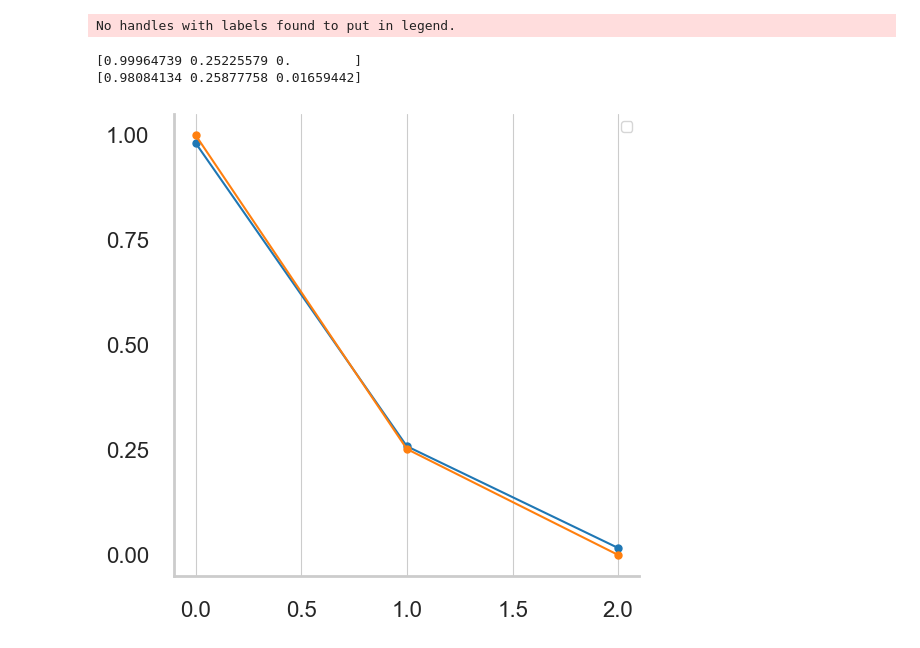
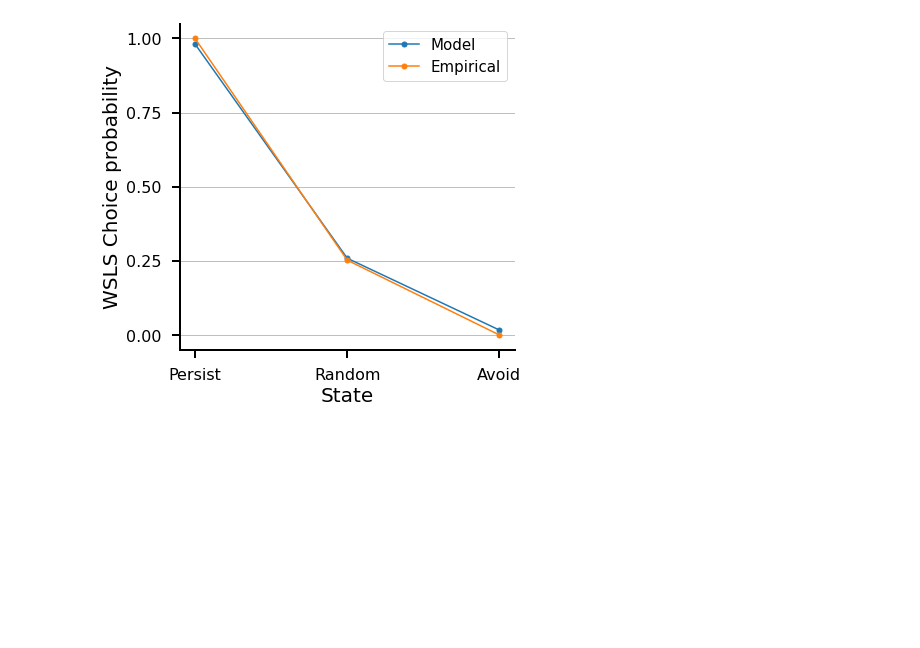
Before and after one commit to vgoudar/WCST_behavioral_model_and_analysis, a Jupyter notebook: Fig2.ipynb, the cells around one changed output. Cells and saved outputs as stored; diff of their text form; code cells hidden in the pictures; blank space fills up the shorter version.

```diff
--- a/Fig2.ipynb
+++ b/Fig2.ipynb
@@ -154,14 +154,15 @@ for spInd in range(4): # Monkeys and 2 human datasets
 # %%
 
-# define color map
+# define color map for states
 color_map = {0: np.array([215,48,39]),
              1: np.array([252,141,89]),
-             2: np.array([166,206,227]), #224,243,248
-             3: np.array([66,146,198])} #116,173,209
+             2: np.array([166,206,227]),
+             3: np.array([66,146,198])}
 
 fig, ax = plt.subplots(ncols=1,nrows=3,figsize=(4*2*5,4*2*3))
 
 for spInd in range(3): # Monkeys, first human dataset and WSLS Agent
+    ####### Plot States #######
     if spInd == 0: #monkey
         sp_dInd = 0
         dd = data0[sp_dInd]['superBlocksData']['viterbi'][4][:,:300]
@@ -184,10 +185,11 @@ for spInd in range(3): # Monkeys, first human dataset and WSLS Agent
 
     ax[spInd].imshow(data_3d,extent=[0,300,0,12], aspect=10)
 
+    ####### Plot Indicator boxes #######
     cRule = data0[sp_dInd]['superBlocksData']['rule'][4][0]
     st = 0
     ln = 1
-    if spInd == 2: # WSLS Agent
+    if spInd == 2: # WSLS Agent, second box type
         fd = featData[4][:300]
         cRule2 = fd[0]
         st2 = 0
@@ -213,14 +215,16 @@ for spInd in range(3): # Monkeys, first human dataset and WSLS Agent
                 cRule2 = fd[i]
 
 
+    # Prettify
     ax[spInd].plot([0, 300],[8,8],linewidth=4,color='#6a3d9a')
     ax[spInd].plot([0, 300],[4,4],linewidth=4,color='#6a3d9a')
-    ax[spInd].tick_params(axis='both',direction='out',width=2, length=12)
+    ax[spInd].tick_params(axis='both',direction='out',labelsize= 15, width=2, length=12)
     # ax.tick_params(axis='x',length=5,labelsize=18)
     # change all spines
     for axis in ['top','bottom','left','right']:
         ax[spInd].spines[axis].set_linewidth(2)
 
+    ax[spInd].spines['left'].set_visible(False)
     ax[spInd].spines['right'].set_visible(False)
     ax[spInd].spines['top'].set_visible(False)
 
@@ -229,7 +233,9 @@ for spInd in range(3): # Monkeys, first human dataset and WSLS Agent
     ax[spInd].get_yaxis().set_visible(False)
     # plt.savefig('exampleMonkeyStates.eps', format='eps')
     if spInd < 2:
-        ax[spInd].set_title(species[spInd])
+        ax[spInd].set_title(speciesName[spInd],fontsize=20)
     else:
-        ax[spInd].set_title(species[3])
+        ax[spInd].set_title(speciesName[3],fontsize=20)
+
+# plt.savefig('figures/fig2/exampleStates.eps', format='eps')
 # %% [output]
@@ -282,41 +294,37 @@ Text(0.5, 0, 'State posterior probability')
 # %%
+# Collect data
+pc_S_mdl = analysis[np.where(speciesList==3)[0][0]]['choiceStats']['pc_S_mdl']
+pc_S_emp = analysis[np.where(speciesList==3)[0][0]]['choiceStats']['pc_S_emp']
 
-pc_S_mdl = analysis[14]['choiceStats']['pc_S_mdl']
-pc_S_emp = analysis[14]['choiceStats']['pc_S_emp']
+fig, ax = plt.subplots(figsize=(6,6),nrows=1,ncols=1)
 
-print(pc_S_emp)
-print(pc_S_mdl)
-
-fig, ax = plt.subplots(figsize=(6,6),nrows=1,ncols=1)#,tight_layout=True)
-
-ax.plot(pc_S_mdl,marker='.', markersize=10)
-ax.plot(pc_S_emp,marker='.', markersize=10)
+# Plot values
+ax.plot(pc_S_mdl,marker='.', markersize=10,label='Model')
+ax.plot(pc_S_emp,marker='.', markersize=10,label='Empirical')
 
 
+ax.set_xticks([0,1,2])
+ax.set_xticklabels(stateNames[0,2,3])
+ax.tick_params(axis='x',labelsize= 16,direction='in',pad=10)
 ax.set_yticks([0,0.25,0.5,0.75,1])
-ax.tick_params(axis='x',labelsize= 16,direction='in',pad=10)
 ax.tick_params(axis='y',labelsize= 16,direction='in',pad=10)
-# ax.set_xlim([0,120])
-# ax.set_ylim([yticks[0],0.55])
-ax.legend()
+ax.legend(fontsize=15)
 
-# ax[i].set_ylabel('probability')
+ax.set_ylabel('WSLS Choice probability',fontsize=20)
+ax.set_xlabel('State',fontsize=20)
 
 # change all spines
 for axis in ['top','bottom','left','right']:
     ax.spines[axis].set_linewidth(2)
 
 ax.spines['right'].set_visible(False)
 ax.spines['top'].set_visible(False)
 
 # increase tick width
 ax.tick_params(width=2)
 ax.tick_params(direction='out',length=8)
 
 ax.grid(which='major', axis='y')
-# plt.savefig('WSLSBest3a.eps', format='eps')
+# plt.savefig('figures/fig2/WSLS_ChoiceProb.eps', format='eps')
 # %% [output]
-No handles with labels found to put in legend.
-[0.99964739 0.25225579 0.        ]
-[0.98084134 0.25877758 0.01659442]
-[figure, old version]
+[figure, new version]
```
Also changed, not shown: parts of 14 cells of this notebook, 6 other files.
